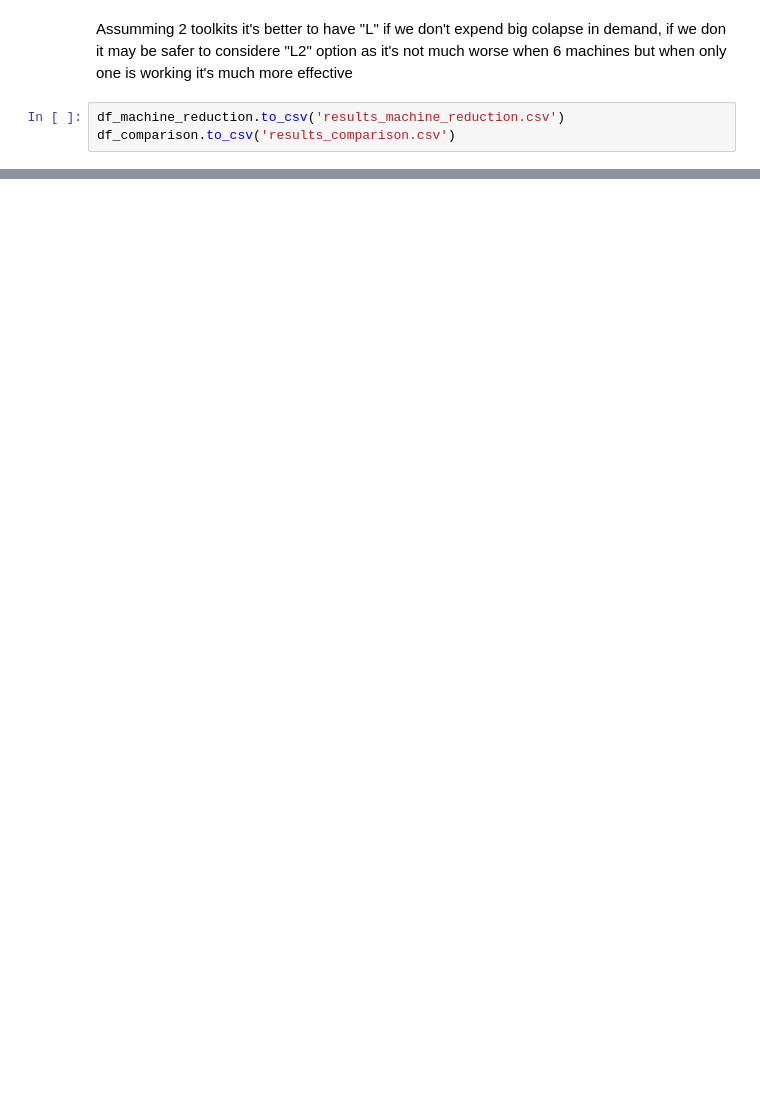
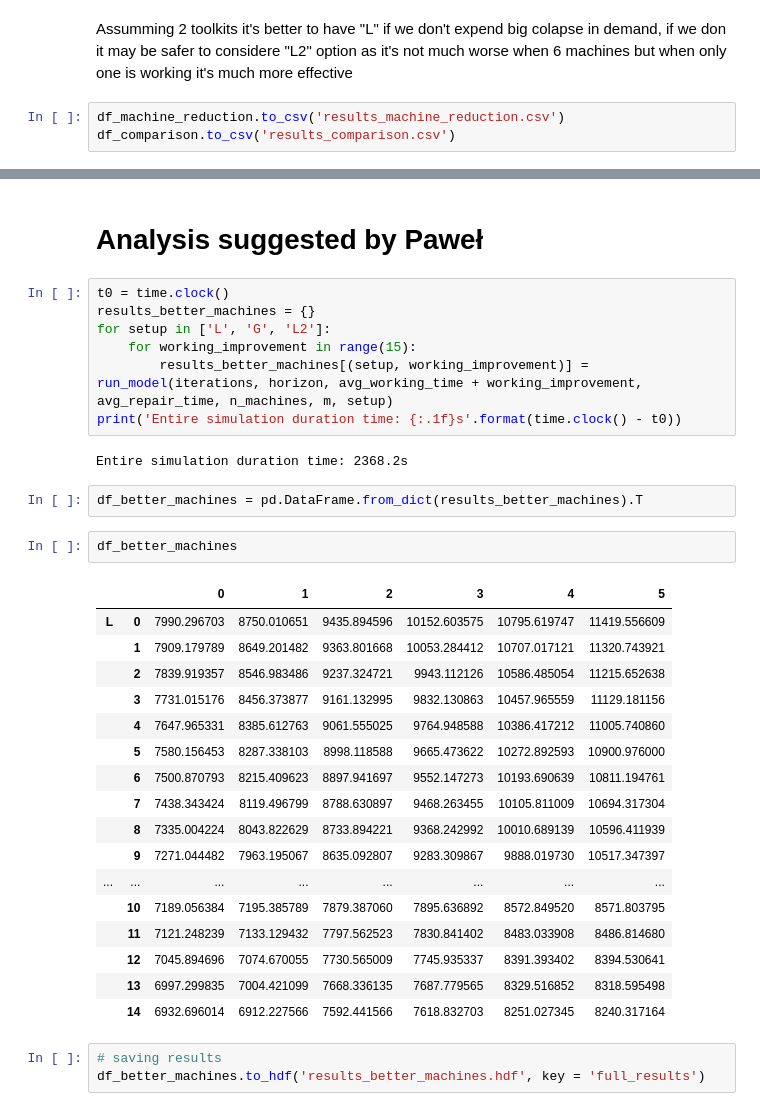
Before and after one commit to puchmichal/ZMS, a Jupyter notebook: project_2/simulation.ipynb, the cells around one changed output, grey strips where cells are left out. Cells and saved outputs as stored; diff of their text form; blank space fills up the shorter version.

Commit message:
addingg analysis and updated simulations

```diff
--- a/project_2/simulation.ipynb
+++ b/project_2/simulation.ipynb
@@ -500,0 +503,36 @@ pd.read_csv('results_machine_reduction.csv', index_col=0)
+# %% [markdown]
+# Analysis suggested by Paweł
+# %%
+t0 = time.clock()
+results_better_machines = {}
+for setup in ['L', 'G', 'L2']:
+    for working_improvement in range(15):
+        results_better_machines[(setup, working_improvement)] = run_model(iterations, horizon, avg_working_time + working_improvement, avg_repair_time, n_machines, m, setup)
+print('Entire simulation duration time: {:.1f}s'.format(time.clock() - t0))
+# %% [output]
+Entire simulation duration time: 2368.2s
+# %%
+df_better_machines = pd.DataFrame.from_dict(results_better_machines).T
+# %%
+df_better_machines
+# %% [output]
+|  |  | 0 | 1 | 2 | 3 | 4 | 5 |
+| L | 0 | 7990.296703 | 8750.010651 | 9435.894596 | 10152.603575 | 10795.619747 | 11419.556609 |
+|  | 1 | 7909.179789 | 8649.201482 | 9363.801668 | 10053.284412 | 10707.017121 | 11320.743921 |
+|  | 2 | 7839.919357 | 8546.983486 | 9237.324721 | 9943.112126 | 10586.485054 | 11215.652638 |
+|  | 3 | 7731.015176 | 8456.373877 | 9161.132995 | 9832.130863 | 10457.965559 | 11129.181156 |
+|  | 4 | 7647.965331 | 8385.612763 | 9061.555025 | 9764.948588 | 10386.417212 | 11005.740860 |
+|  | 5 | 7580.156453 | 8287.338103 | 8998.118588 | 9665.473622 | 10272.892593 | 10900.976000 |
+|  | 6 | 7500.870793 | 8215.409623 | 8897.941697 | 9552.147273 | 10193.690639 | 10811.194761 |
+|  | 7 | 7438.343424 | 8119.496799 | 8788.630897 | 9468.263455 | 10105.811009 | 10694.317304 |
+|  | 8 | 7335.004224 | 8043.822629 | 8733.894221 | 9368.242992 | 10010.689139 | 10596.411939 |
+|  | 9 | 7271.044482 | 7963.195067 | 8635.092807 | 9283.309867 | 9888.019730 | 10517.347397 |
+| ... | ... | ... | ... | ... | ... | ... | ... |
+|  | 10 | 7189.056384 | 7195.385789 | 7879.387060 | 7895.636892 | 8572.849520 | 8571.803795 |
+|  | 11 | 7121.248239 | 7133.129432 | 7797.562523 | 7830.841402 | 8483.033908 | 8486.814680 |
+|  | 12 | 7045.894696 | 7074.670055 | 7730.565009 | 7745.935337 | 8391.393402 | 8394.530641 |
+|  | 13 | 6997.299835 | 7004.421099 | 7668.336135 | 7687.779565 | 8329.516852 | 8318.595498 |
+|  | 14 | 6932.696014 | 6912.227566 | 7592.441566 | 7618.832703 | 8251.027345 | 8240.317164 |
+# %%
+# saving results
+df_better_machines.to_hdf('results_better_machines.hdf', key = 'full_results')
```
Also changed, not shown: parts of 33 cells of this notebook, 4 other files.
